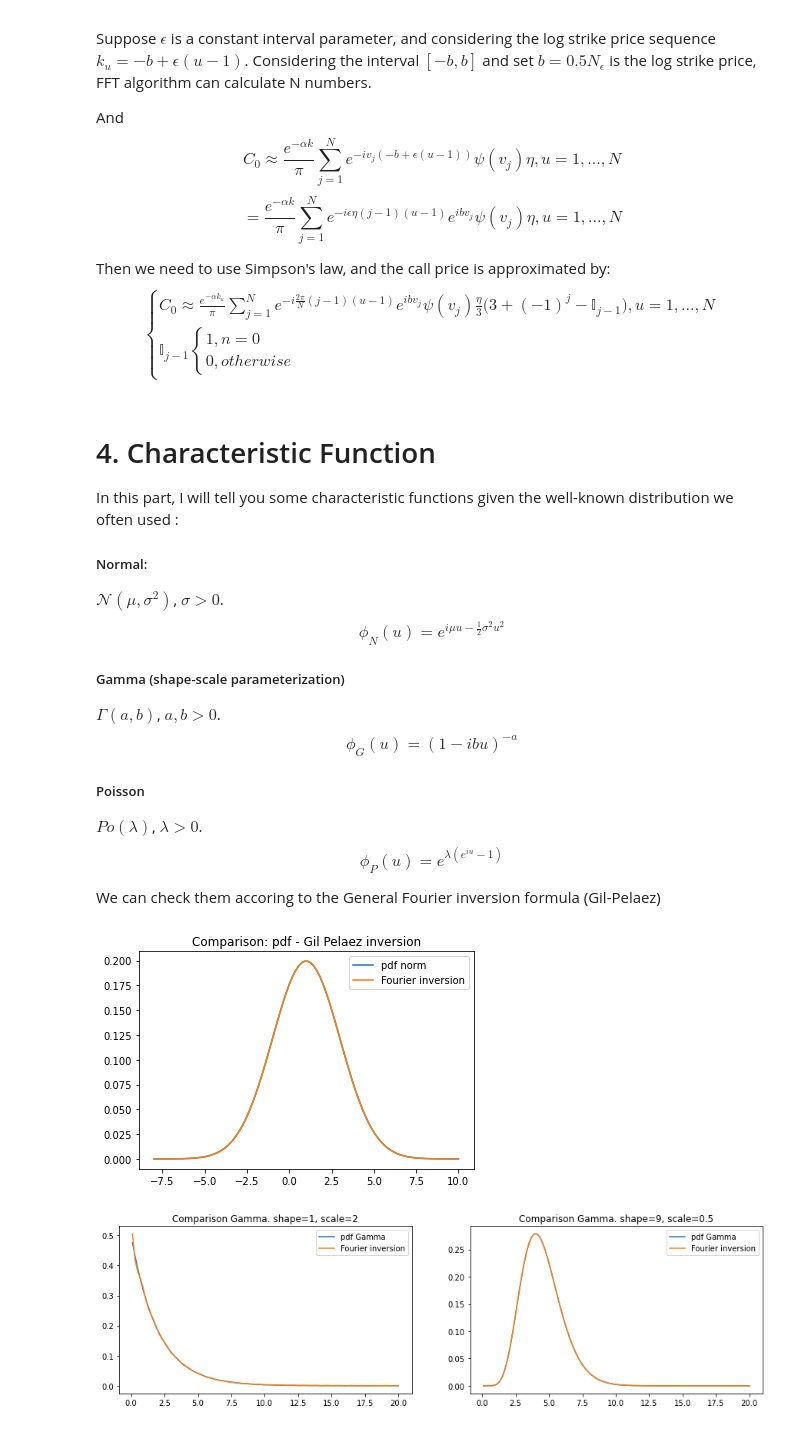
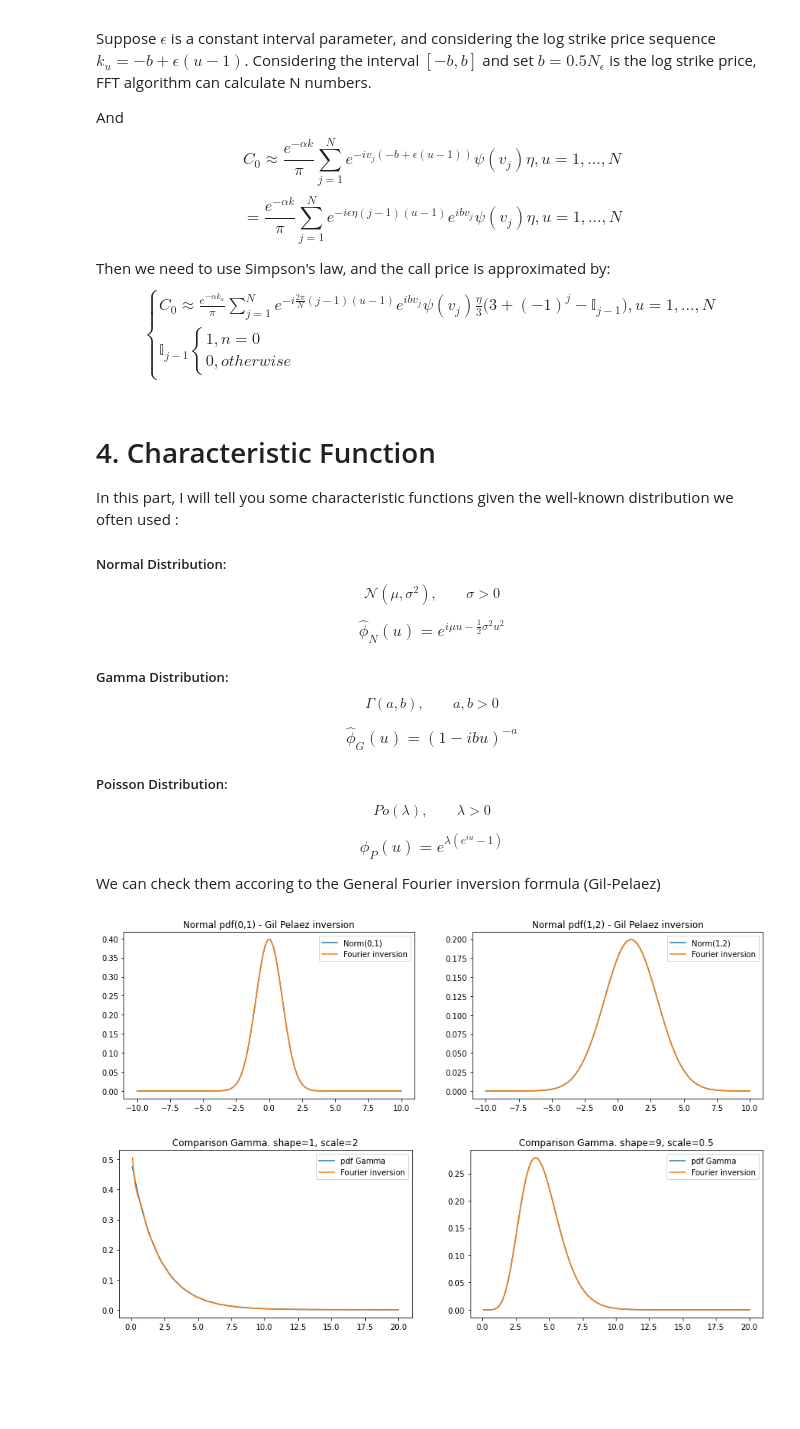
Before and after one commit to BruceWang0729/option-pricing-theory, a Jupyter notebook: Fourier Transform Methods.ipynb, the cells around one changed output. Drawn from its saved outputs; the diff is of its cells as text; code cells hidden in the pictures; blank space fills up the shorter version.

```diff
--- a/Fourier Transform Methods.ipynb
+++ b/Fourier Transform Methods.ipynb
@@ -143,34 +144,53 @@ $$\begin{cases}C_0 \approx \frac{e^{-\alpha k_u}}{\pi} \sum_{j=1}^{N} e^{-i\frac
 # 4. Characteristic Function
 In this part, I will tell you some characteristic functions given the well-known distribution we often used :
 
-##### Normal:
-$\mathcal{N}(\mu,\sigma^2)$, $\sigma>0$.
-$$ \phi_N(u) = e^{i\mu u - \frac{1}{2}\sigma^2 u^2} $$
-##### Gamma (shape-scale parameterization)
-$\Gamma(a,b)$, $a,b >0$.
-$$ \phi_G(u) = (1-ibu)^{-a} $$
-##### Poisson
-$Po(\lambda)$, $\lambda>0$.
+##### Normal Distribution:$$\mathcal{N}(\mu,\sigma^2),\qquad\sigma>0$$
+
+$$ \hat\phi_N (u) = e^{i\mu u - \frac{1}{2}\sigma^2 u^2} $$
+##### Gamma Distribution:$$\Gamma(a,b), \qquad a,b >0$$
+
+$$ \hat\phi_G (u) = (1-ibu)^{-a} $$
+##### Poisson Distribution: $$Po(\lambda), \qquad\lambda>0$$
 $$ \phi_P(u) = e^{\lambda (e^{iu}-1)} $$
 
+
+
+
+
+
 We can check them accoring to the General Fourier inversion formula (Gil-Pelaez)
 # %%
-def Gil_Pelaez_pdf(x, cf, right_lim):
-    integrand = lambda u: np.real( np.exp(-u*x*1j) * cf(u) )
-    return 1/np.pi * quad(integrand, 1e-15, right_lim )[0]
-def cf_normal(u, mu=1, sig=2):
-    return np.exp( 1j * u * mu - 0.5 * u**2 * sig**2 )
-def cf_gamma(u, a=1, b=2):
-    return (1 - b * u * 1j)**(-a)
-def cf_poisson(u, lam=1):
-    return np.exp( lam * (np.exp(1j * u) -1) )
+def Gil_Pelaez(x, char, right_lim):
+    value = lambda u: np.real( np.exp(-u*x*1j) * char(u) )
+    ret = 1/np.pi * quad(value, 1e-15, right_lim )[0]
+    return ret
+
+def cf_normal(u, mu, sigma):
+    ret= np.exp( 1j * u * mu - 0.5 * u**2 * sigma**2 )
+    return ret
+
+def cf_gamma(u, a, b):
+    ret=(1 - b * u * 1j)**(-a)
+    return ret
+
+
+def cf_poisson(u, lam):
+    ret=np.exp( lam * (np.exp(1j * u) -1) )
+    return ret
-# %%
-x = np.linspace(-8,10,100)
-plt.plot(x,ss.norm.pdf(x, loc=1, scale=2), label="pdf norm")
-plt.plot(x,[Gil_Pelaez_pdf(i,cf_normal,np.inf) for i in x], label="Fourier inversion" )
-plt.title("Comparison: pdf - Gil Pelaez inversion"); plt.legend()
-plt.show()
-# %% [output]
-[figure, removed]
+# %%
+cf_normal_ab = partial(cf_normal, mu=0, sigma=1)   # function binding
+cf_normal_cd = partial(cf_normal, mu=1, sigma=2)   # function binding
+x = np.linspace(-10,10,100)
+fig = plt.figure(figsize=(15,4))
+ax1 = fig.add_subplot(121); ax2 = fig.add_subplot(122)
+ax1.plot(x,ss.norm.pdf(x, loc=0, scale=1), label="Norm(0,1)")
+ax1.plot(x,[Gil_Pelaez(i,cf_normal_ab,np.inf) for i in x], label="Fourier inversion" )
+ax1.set_title("Normal pdf(0,1) - Gil Pelaez inversion"); ax1.legend()
+ax2.plot(x,ss.norm.pdf(x, loc=1, scale=2), label="Norm(1,2)")
+ax2.plot(x,[Gil_Pelaez(i,cf_normal_cd,np.inf) for i in x], label="Fourier inversion" )
+ax2.set_title("Normal pdf(1,2) - Gil Pelaez inversion"); ax2.legend()
+plt.show()
+# %% [output]
+[figure, added]
 # %%
 xx = np.linspace(0.1,20,100)
```
Also changed, not shown: parts of 8 cells of this notebook.
